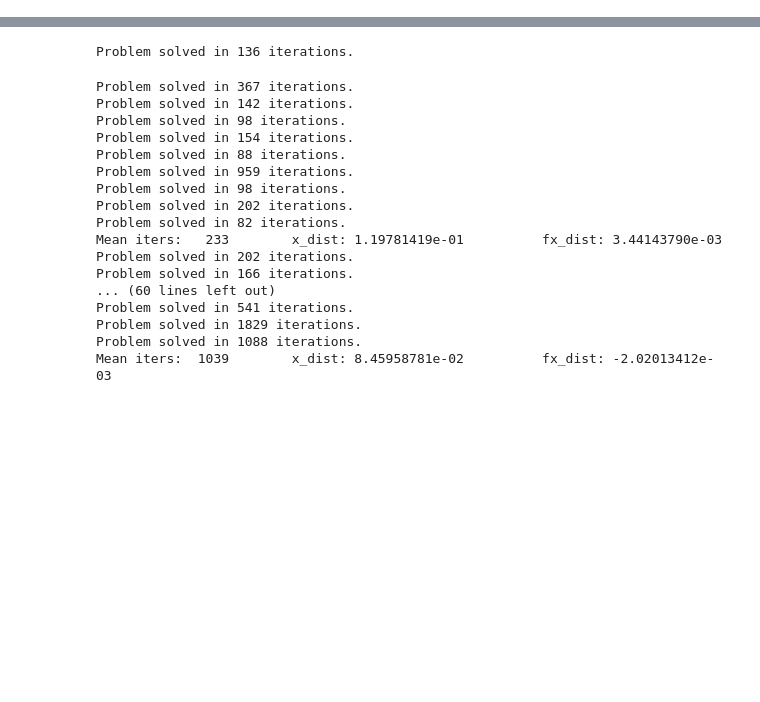
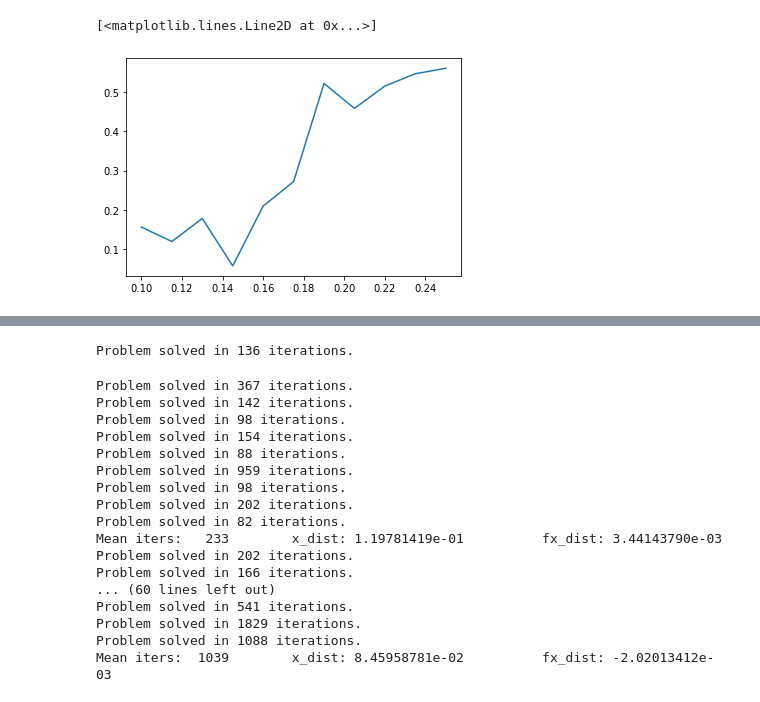
Before and after one commit to simonvary/pynopt, a Jupyter notebook: test_oblique_relax.ipynb, the cells around one changed output, grey strips where cells are left out. Drawn from its saved outputs; the diff is of its cells as text; code cells hidden in the pictures; blank space fills up the shorter version.

Commit message:
results from rainbow

```diff
--- a/test_oblique_relax.ipynb
+++ b/test_oblique_relax.ipynb
@@ -66,0 +71,7 @@ array([0.05 , 0.075, 0.1  , 0.125, 0.15 , 0.175, 0.2  ])
+# %%
+track_fields = ['fx', 'iteration', 'time', 'dist_fx_true', 'dist_x_true']
+grouped_runs = test_results.loc[test_results['num_samples'] == 500].groupby(['rank', 'n', 'num_samples', 'theta', 'alpha'])[track_fields]
+plt.plot(test_results.alpha.unique(), grouped_runs.mean().dist_x_true)
+# %% [output]
+[<matplotlib.lines.Line2D at 0x...>]
+[figure, added]
```
Also changed, not shown: parts of 10 cells of this notebook.
